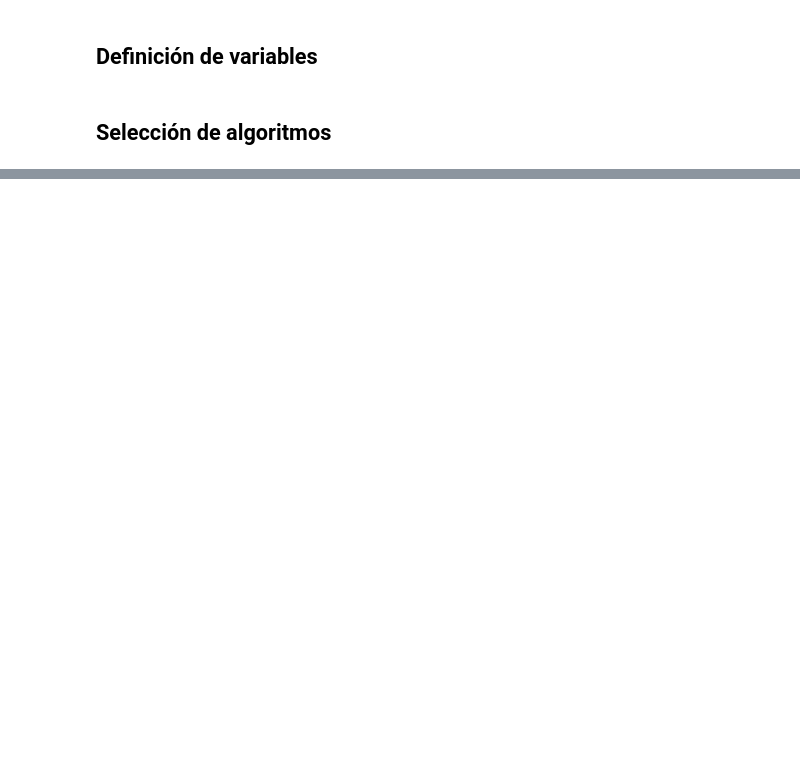
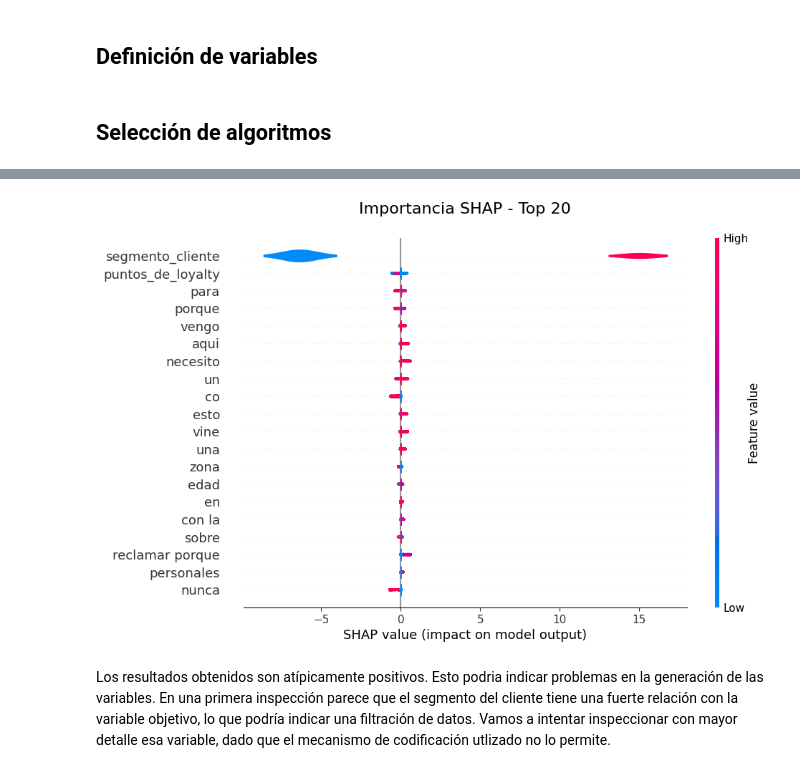
Before and after one commit to maxiuboldi/challenge_ds_place, a Jupyter notebook: notebooks/Challenge_data_scientist.ipynb, the cells around one changed output, grey strips where cells are left out. Saved outputs shown, nothing was run; the diff lists cells and outputs as text; code cells hidden in the pictures; blank space fills up the shorter version.

```diff
--- a/notebooks/Challenge_data_scientist.ipynb
+++ b/notebooks/Challenge_data_scientist.ipynb
@@ -475,0 +1038,25 @@ SEED = 8888
+# %%
+train_data_shap_tfid = pipeline["features"]["tfidf"].transform(
+    train_data["descripcion_atencion"])
+train_data_shap_preprocessor = pipeline["features"]["preprocessor"].transform(
+    train_data.drop(columns=["descripcion_atencion"]))
+# %%
+train_data_shap = pd.concat([
+        pd.DataFrame(train_data_shap_tfid.toarray()).reset_index(drop=True),
+        train_data_shap_preprocessor.reset_index(drop=True)
+    ],
+    axis=1,
+    ignore_index=True
+)
+# %%
+plot_shap_importance(
+    model=pipeline["model"],
+    train_data=train_data_shap,
+    top_n=20,
+    figsize=(10, 6),
+    feature_names=feature_names,
+)
+# %% [output]
+[figure, added]
+# %% [markdown]
+Los resultados obtenidos son atípicamente positivos. Esto podria indicar problemas en la generación de las variables. En una primera inspección parece que el segmento del cliente tiene una fuerte relación con la variable objetivo, lo que podría indicar una filtración de datos. Vamos a intentar inspeccionar con mayor detalle esa variable, dado que el mecanismo de codificación utlizado no lo permite.
```
Also changed, not shown: parts of 48 cells of this notebook, 1 other file.
